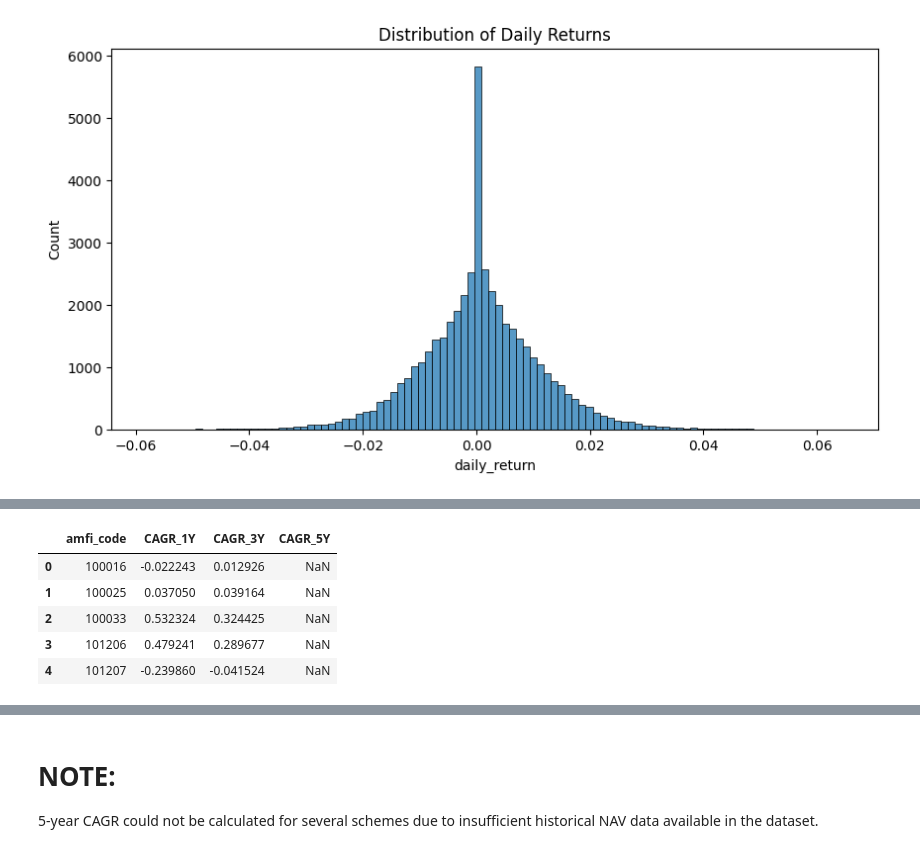
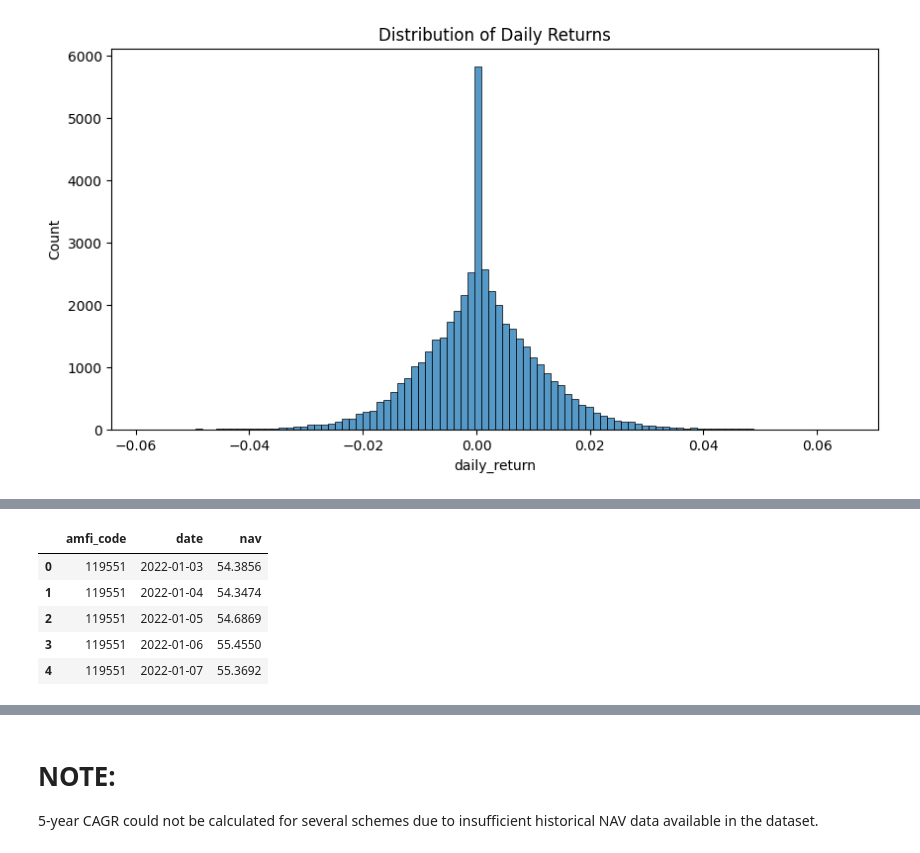
Before and after one commit to SriGouriSundara/bluestock_mf_capstone, a Jupyter notebook: notebooks/04_performance_analytics.ipynb, the cells around one changed output, grey strips where cells are left out. Cells and saved outputs as stored; diff of their text form; code cells hidden in the pictures.

Commit message:
Day 4: Fund Performance Analytics Completed

```diff
--- a/notebooks/04_performance_analytics.ipynb
+++ b/notebooks/04_performance_analytics.ipynb
@@ -122,51 +122,13 @@ plt.show()
 # %% [output]
 [figure]
 # %%
-# Latest date available
+# CAGR CAL:
+import pandas as pd
+import numpy as np
 
-latest_date = nav["date"].max()
+nav = pd.read_csv("../data/raw/02_nav_history.csv")
 
-print("Latest NAV Date:", latest_date)
+nav["date"] = pd.to_datetime(nav["date"])
 
-cagr_results = []
-
-for fund in nav["amfi_code"].unique():
-
-    fund_data = nav[
-        nav["amfi_code"] == fund
-    ].sort_values("date")
-
-    latest_nav = fund_data.iloc[-1]["nav"]
-
-    result = {
-        "amfi_code": fund
-    }
-
-    for years in [1, 3, 5]:
-
-        start_date = latest_date - pd.DateOffset(years=years)
-
-        historical = fund_data[
-            fund_data["date"] <= start_date
-        ]
-
-        if len(historical) == 0:
-            result[f"CAGR_{years}Y"] = np.nan
-            continue
-
-        start_nav = historical.iloc[-1]["nav"]
-
-        cagr = (
-            (latest_nav / start_nav)
-            ** (1 / years)
-            - 1
-        )
-
-        result[f"CAGR_{years}Y"] = cagr
-
-    cagr_results.append(result)
-
-cagr_df = pd.DataFrame(cagr_results)
-
-cagr_df.head()
+nav.head()
 # %% [output]
@@ -174,6 +135,6 @@ Latest NAV Date: 2026-05-29 00:00:00
-|  | amfi_code | CAGR_1Y | CAGR_3Y | CAGR_5Y |
-| 0 | 100016 | -0.022243 | 0.012926 | NaN |
-| 1 | 100025 | 0.037050 | 0.039164 | NaN |
-| 2 | 100033 | 0.532324 | 0.324425 | NaN |
-| 3 | 101206 | 0.479241 | 0.289677 | NaN |
-| 4 | 101207 | -0.239860 | -0.041524 | NaN |
+|  | amfi_code | date | nav |
+| 0 | 119551 | 2022-01-03 | 54.3856 |
+| 1 | 119551 | 2022-01-04 | 54.3474 |
+| 2 | 119551 | 2022-01-05 | 54.6869 |
+| 3 | 119551 | 2022-01-06 | 55.4550 |
+| 4 | 119551 | 2022-01-07 | 55.3692 |
```
Also changed, not shown: parts of 5 cells of this notebook, 1 other file.
